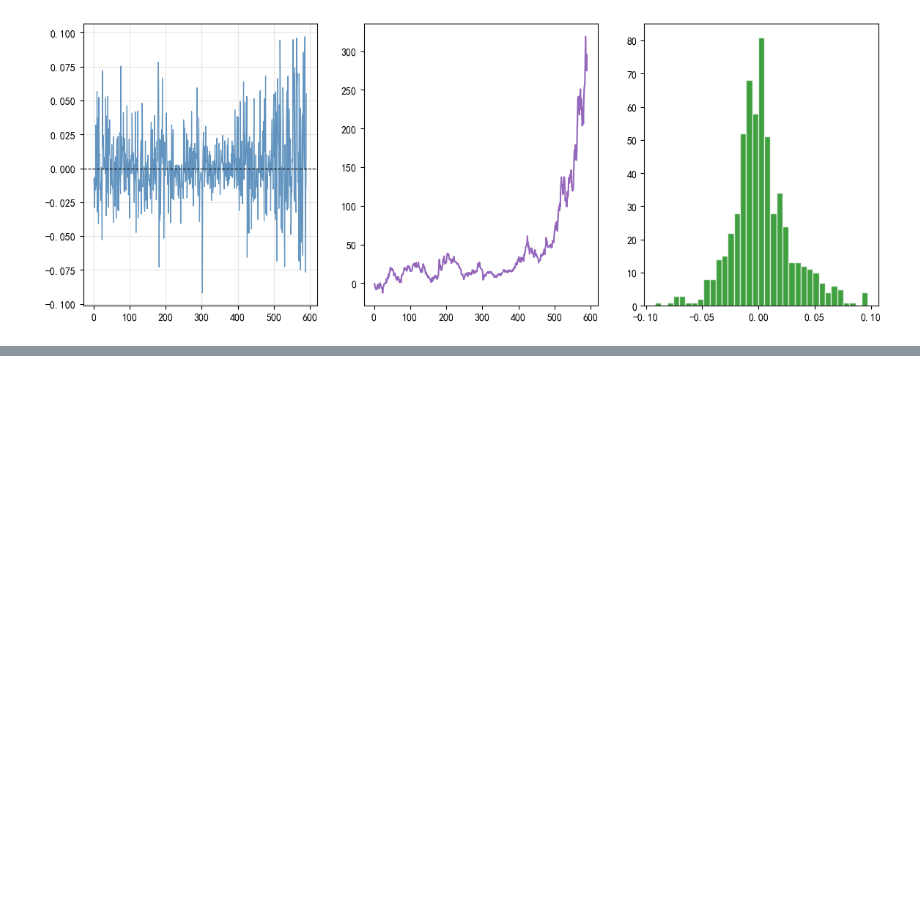
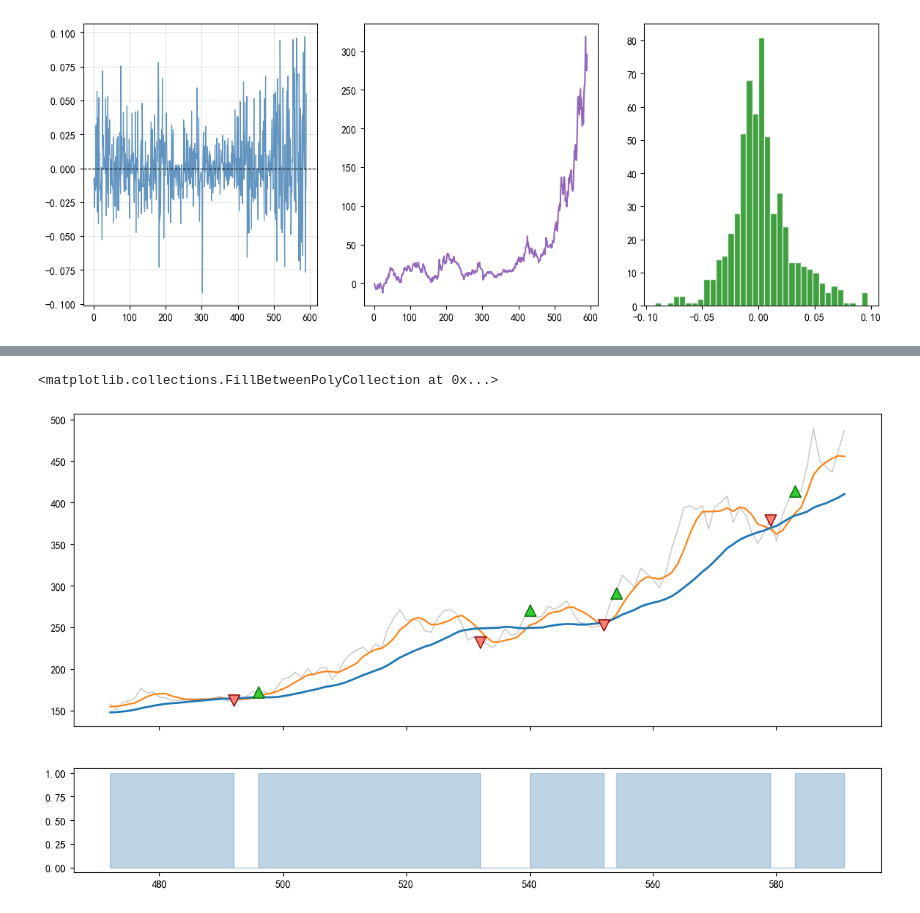
Before and after one commit to ChenxiWang-Dawn/Quant, a Jupyter notebook: notebooks/learnQuant.ipynb, the cells around one changed output, grey strips where cells are left out. Cells and saved outputs as stored; diff of their text form; code cells hidden in the pictures; blank space fills up the shorter version.

```diff
--- a/notebooks/learnQuant.ipynb
+++ b/notebooks/learnQuant.ipynb
@@ -279,0 +329,27 @@ Name: close, Length: 590, dtype: float64
+# %%
+df['signal']=(df['MA5'] > df['MA20']).astype(int)
+df['trade']=0
+df.loc[df['cross']>0,'trade']=1
+df.loc[df['cross'] < 0, 'trade']=-1
+
+df = df.tail(120)
+buys = df[df['trade'] == 1]
+sells = df[df['trade'] == -1]
+
+fig, axes = plt.subplots(2, 1, figsize=(14, 8), sharex=True,
+                         gridspec_kw={'height_ratios': [3, 1]})
+ax_price, ax_pos = axes
+
+ax_price.plot(df.index, df['close'], color='gray', alpha=0.45, linewidth=1, label='收盘价')
+ax_price.plot(df.index, df['MA5'], color='tab:orange', linewidth=1.5, label='MA5')
+ax_price.plot(df.index, df['MA20'], color='tab:blue', linewidth=2, label='MA20')
+
+ax_price.scatter(buys.index, buys['close'], marker='^', s=120, color='limegreen',
+                 edgecolors='darkgreen', linewidths=1, zorder=6, label='买入 ▲')
+ax_price.scatter(sells.index, sells['close'], marker='v', s=120, color='salmon',
+                 edgecolors='darkred', linewidths=1, zorder=6, label='卖出 ▼')
+
+ax_pos.fill_between(df.index, 0, df['signal'], step='post', alpha=0.35, color='steelblue')
+# %% [output]
+<matplotlib.collections.FillBetweenPolyCollection at 0x...>
+[figure, added]
```
Also changed, not shown: parts of 5 cells of this notebook, 2 other files.
